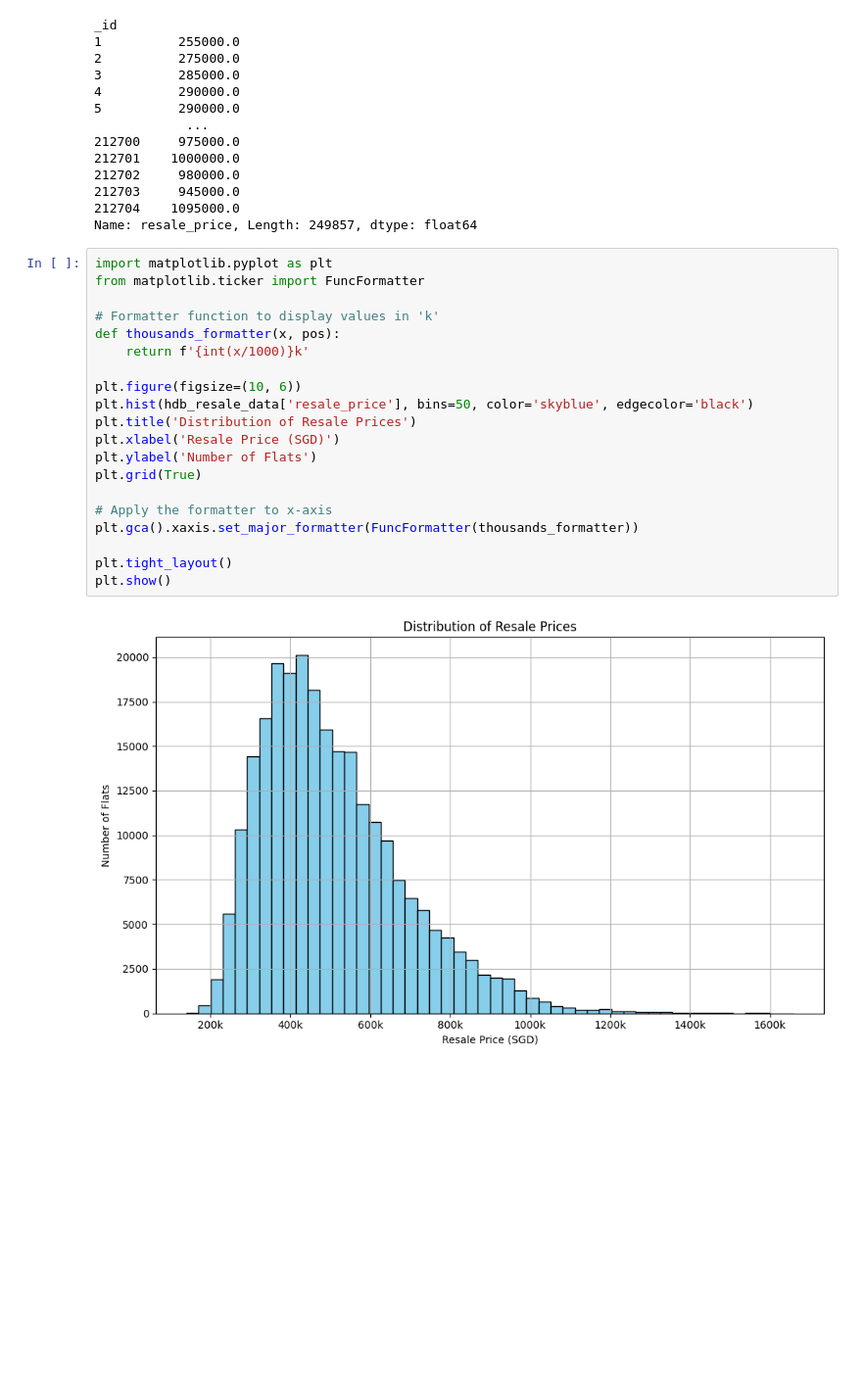
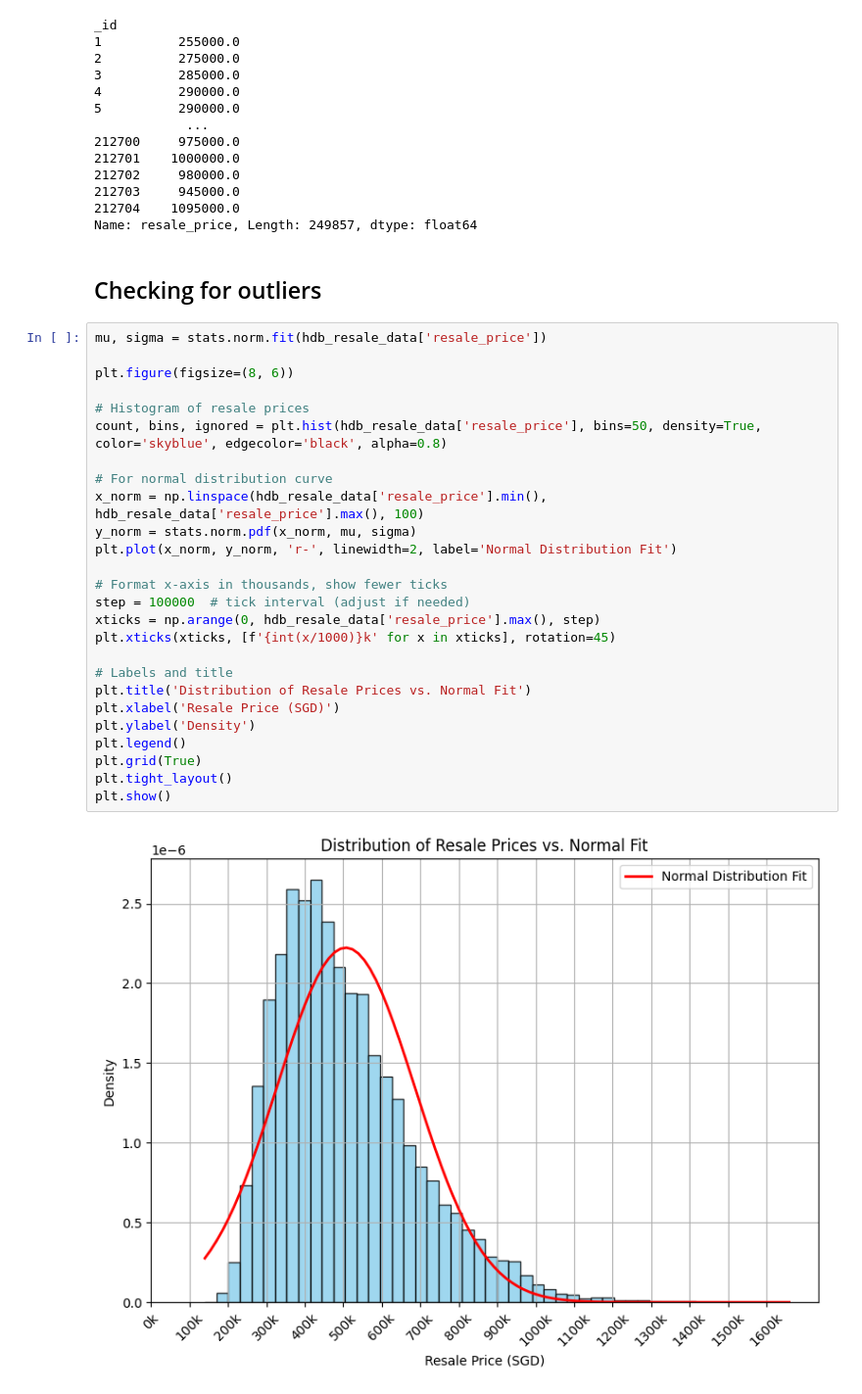
Before and after one commit to Faldho23/hdb-price-prediction, a Jupyter notebook: eda.ipynb, the cells around one changed output. Shown at 98% size. Saved outputs shown, nothing was run; the diff lists cells and outputs as text; blank space fills up the shorter version.

```diff
--- a/eda.ipynb
+++ b/eda.ipynb
@@ -101,25 +106,33 @@ _id
 212703     945000.0
 212704    1095000.0
 Name: resale_price, Length: 249857, dtype: float64
-# %%
-import matplotlib.pyplot as plt
-from matplotlib.ticker import FuncFormatter
-
-# Formatter function to display values in 'k'
-def thousands_formatter(x, pos):
-    return f'{int(x/1000)}k'
-
-plt.figure(figsize=(10, 6))
-plt.hist(hdb_resale_data['resale_price'], bins=50, color='skyblue', edgecolor='black')
-plt.title('Distribution of Resale Prices')
-plt.xlabel('Resale Price (SGD)')
-plt.ylabel('Number of Flats')
-plt.grid(True)
-
-# Apply the formatter to x-axis
-plt.gca().xaxis.set_major_formatter(FuncFormatter(thousands_formatter))
-
-plt.tight_layout()
-plt.show()
-# %% [output]
-[figure, removed]
+# %% [markdown]
+<h2> Checking for outliers
+# %%
+mu, sigma = stats.norm.fit(hdb_resale_data['resale_price'])
+
+plt.figure(figsize=(8, 6))
+
+# Histogram of resale prices
+count, bins, ignored = plt.hist(hdb_resale_data['resale_price'], bins=50, density=True, color='skyblue', edgecolor='black', alpha=0.8)
+
+# For normal distribution curve
+x_norm = np.linspace(hdb_resale_data['resale_price'].min(), hdb_resale_data['resale_price'].max(), 100)
+y_norm = stats.norm.pdf(x_norm, mu, sigma)
+plt.plot(x_norm, y_norm, 'r-', linewidth=2, label='Normal Distribution Fit')
+
+# Format x-axis in thousands, show fewer ticks
+step = 100000  # tick interval (adjust if needed)
+xticks = np.arange(0, hdb_resale_data['resale_price'].max(), step)
+plt.xticks(xticks, [f'{int(x/1000)}k' for x in xticks], rotation=45)
+
+# Labels and title
+plt.title('Distribution of Resale Prices vs. Normal Fit')
+plt.xlabel('Resale Price (SGD)')
+plt.ylabel('Density')
+plt.legend()
+plt.grid(True)
+plt.tight_layout()
+plt.show()
+# %% [output]
+[figure, added]
```
Also changed, not shown: parts of 47 cells of this notebook.
